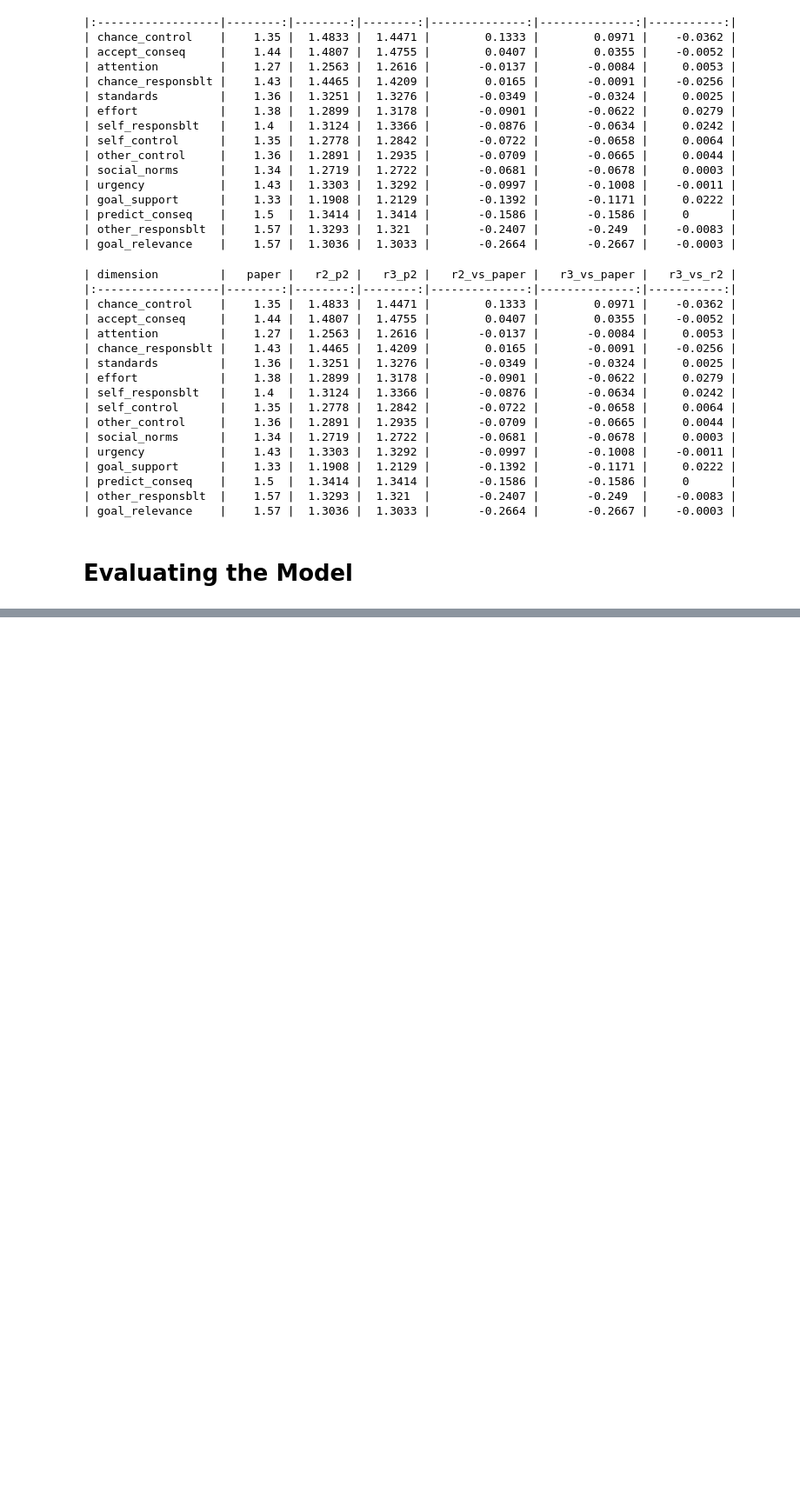
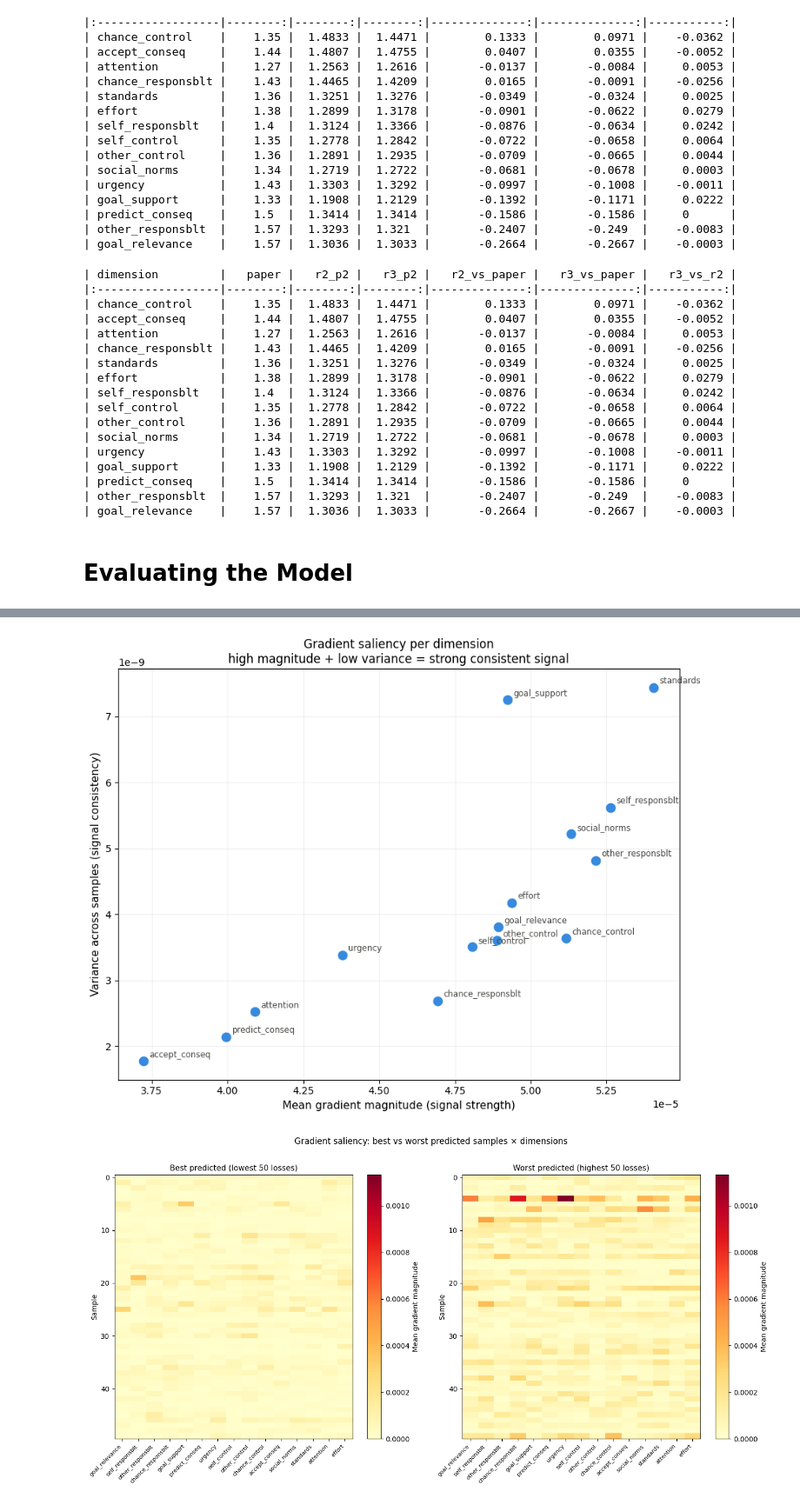
Before and after one commit to sooyeon-l/nlp-appraisal, a Jupyter notebook: notebooks/04_results_analysis.ipynb, the cells around one changed output, grey strips where cells are left out. Shown at 87% size. Saved outputs shown, nothing was run; the diff lists cells and outputs as text; code cells hidden in the pictures; blank space fills up the shorter version.

```diff
--- a/notebooks/04_results_analysis.ipynb
+++ b/notebooks/04_results_analysis.ipynb
@@ -666,0 +910,11 @@ Notes:
+# %%
+# Need these to mask padding
+all_masks = np.concatenate([
+    batch['attention_mask'].numpy() for batch in test_loader
+], axis=0)
+
+all_saliency = run_full_saliency(model, test_loader, TARGET_DIMS, device)
+stats = aggregate_saliency_stats(all_saliency, all_masks)
+# %% [output]
+[figure, added]
+[figure, added]
```
Also changed, not shown: parts of 12 cells of this notebook, 19 other files.
